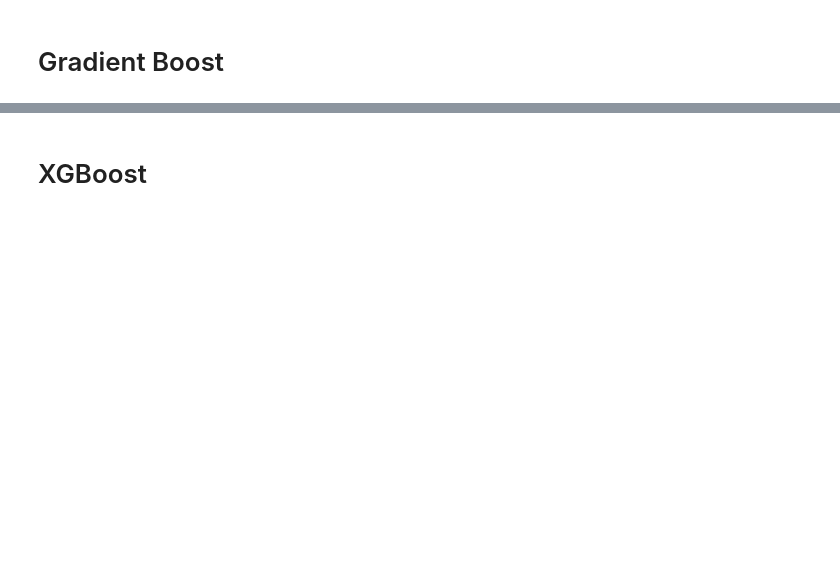
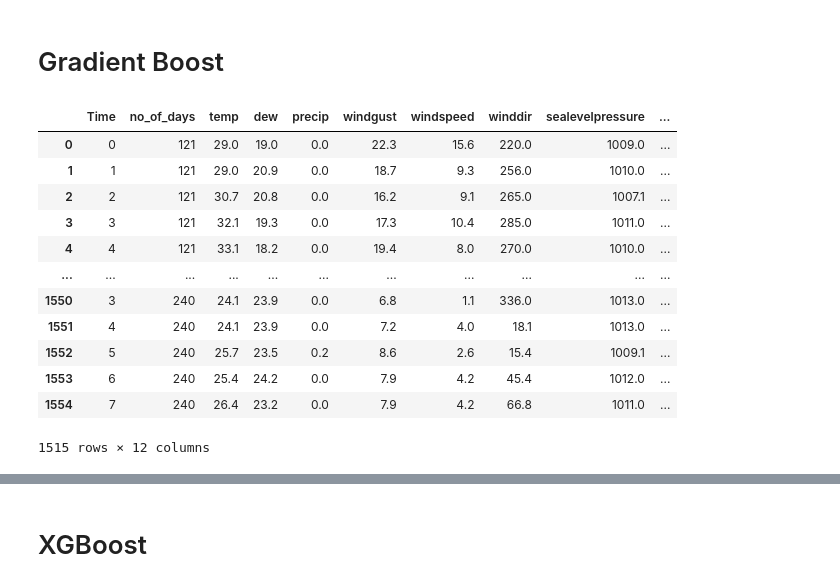
Before and after one commit to AksharaReddyPatlannagari/MAJOR-PROJECT, a Jupyter notebook: processinggg.ipynb, the cells around one changed output, grey strips where cells are left out. Drawn from its saved outputs; the diff is of its cells as text; code cells hidden in the pictures; blank space fills up the shorter version.

```diff
--- a/processinggg.ipynb
+++ b/processinggg.ipynb
@@ -1155,2 +1162,18 @@ mse_dt
 # %% [markdown]
 # Gradient Boost
+# %%
+x_train
+# %% [output]
+|  | Time | no_of_days | temp | dew | precip | windgust | windspeed | winddir | sealevelpressure | ... |
+| 0 | 0 | 121 | 29.0 | 19.0 | 0.0 | 22.3 | 15.6 | 220.0 | 1009.0 | ... |
+| 1 | 1 | 121 | 29.0 | 20.9 | 0.0 | 18.7 | 9.3 | 256.0 | 1010.0 | ... |
+| 2 | 2 | 121 | 30.7 | 20.8 | 0.0 | 16.2 | 9.1 | 265.0 | 1007.1 | ... |
+| 3 | 3 | 121 | 32.1 | 19.3 | 0.0 | 17.3 | 10.4 | 285.0 | 1011.0 | ... |
+| 4 | 4 | 121 | 33.1 | 18.2 | 0.0 | 19.4 | 8.0 | 270.0 | 1010.0 | ... |
+| ... | ... | ... | ... | ... | ... | ... | ... | ... | ... | ... |
+| 1550 | 3 | 240 | 24.1 | 23.9 | 0.0 | 6.8 | 1.1 | 336.0 | 1013.0 | ... |
+| 1551 | 4 | 240 | 24.1 | 23.9 | 0.0 | 7.2 | 4.0 | 18.1 | 1013.0 | ... |
+| 1552 | 5 | 240 | 25.7 | 23.5 | 0.2 | 8.6 | 2.6 | 15.4 | 1009.1 | ... |
+| 1553 | 6 | 240 | 25.4 | 24.2 | 0.0 | 7.9 | 4.2 | 45.4 | 1012.0 | ... |
+| 1554 | 7 | 240 | 26.4 | 23.2 | 0.0 | 7.9 | 4.2 | 66.8 | 1011.0 | ... |
+1515 rows × 12 columns
```
Also changed, not shown: parts of 28 cells of this notebook.
